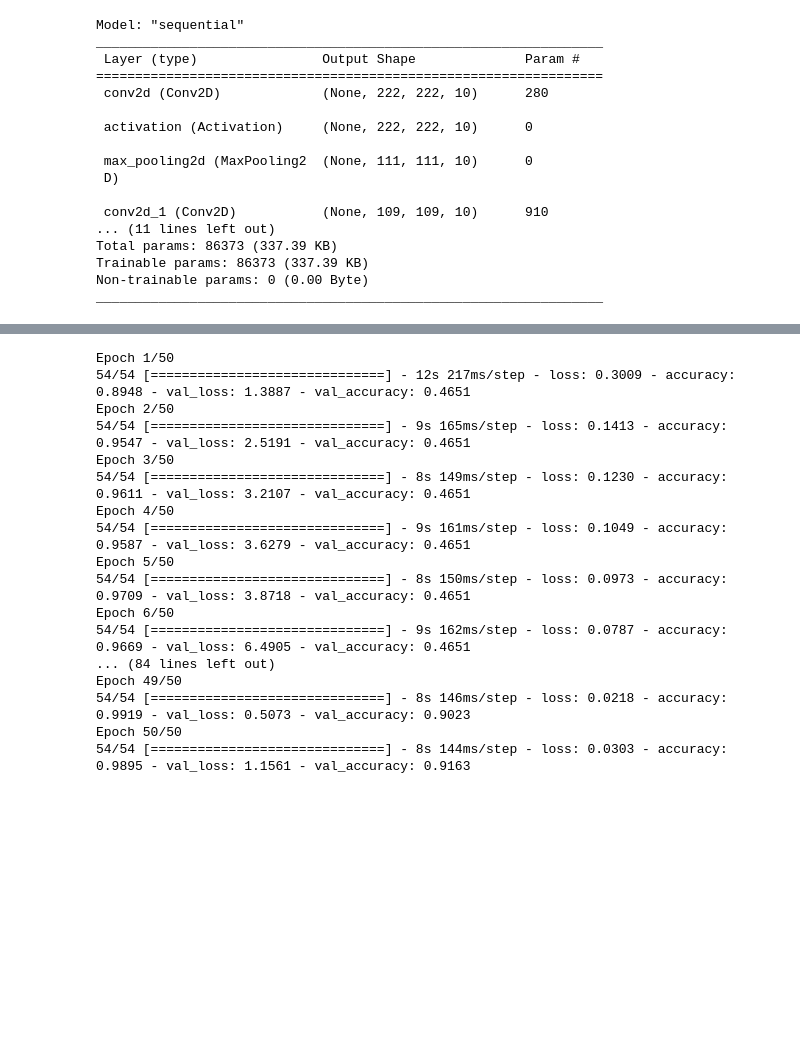
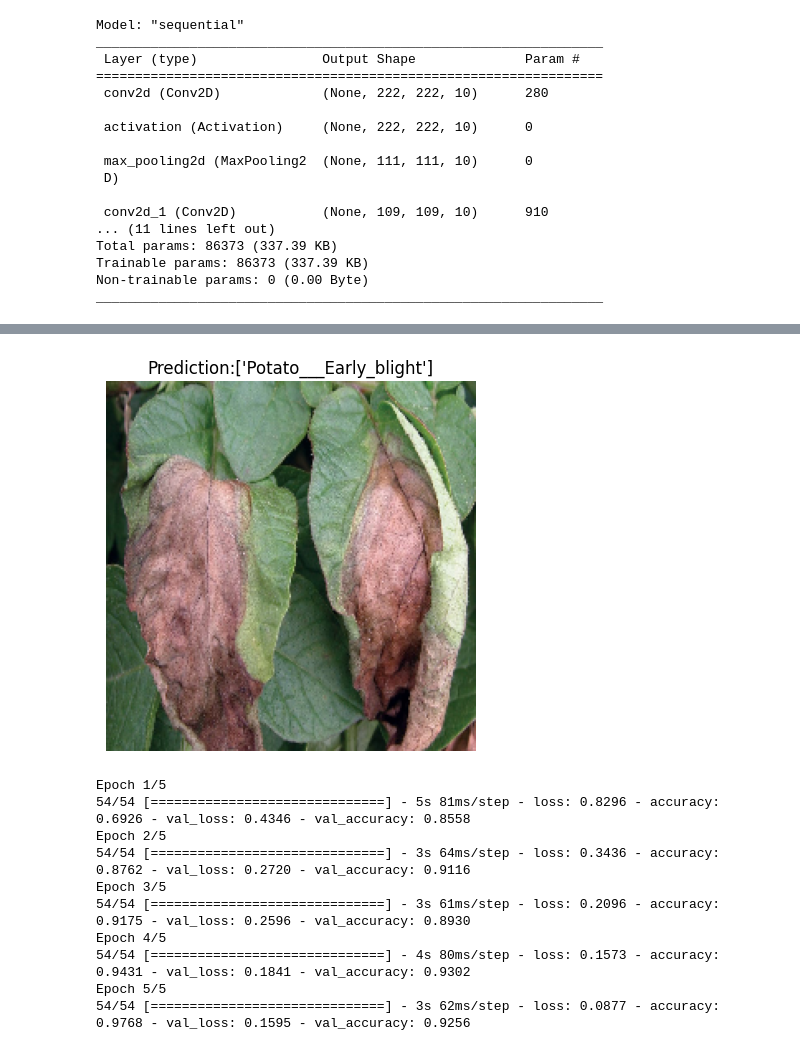
Before and after one commit to khanhtran0259/PotatoDiseases, a Jupyter notebook: PotatoDiseases_Detection.ipynb, the cells around one changed output, grey strips where cells are left out. Cells and saved outputs as stored; diff of their text form; code cells hidden in the pictures; blank space fills up the shorter version.

```diff
--- a/PotatoDiseases_Detection.ipynb
+++ b/PotatoDiseases_Detection.ipynb
@@ -278,0 +274,3 @@ pred_plot(model, '/content/can-you-eat-potato-leaves.jpg', class_name)
+# %%
+pred_plot(model, '/content/potato_late-blight_08_zoom-Photo-OMAFRA-900x580.jpeg', class_name)
+# %% [output]
@@ -279,3 +278,4 @@ pred_plot(model, '/content/can-you-eat-potato-leaves.jpg', class_name)
+[figure, added]
 # %%
 from tensorflow.keras.models import Sequential
 from tensorflow.keras.layers import Conv2D, Activation, MaxPool2D, Flatten, Dense, Dropout, BatchNormalization, GlobalAveragePooling2D
@@ -319,24 +294,17 @@ model.compile(loss='categorical_crossentropy', optimizer=tf.keras.optimizers.Ada
 # %%
-history_1 = model.fit(train_data, epochs=50,
+history_1 = model_1.fit(train_data, epochs=5,
                     steps_per_epoch=len(train_data),
                     validation_data=val_data,
                     validation_steps=len(val_data))
 # %% [output]
-Epoch 1/50
-54/54 [==============================] - 12s 217ms/step - loss: 0.3009 - accuracy: 0.8948 - val_loss: 1.3887 - val_accuracy: 0.4651
-Epoch 2/50
-54/54 [==============================] - 9s 165ms/step - loss: 0.1413 - accuracy: 0.9547 - val_loss: 2.5191 - val_accuracy: 0.4651
-Epoch 3/50
-54/54 [==============================] - 8s 149ms/step - loss: 0.1230 - accuracy: 0.9611 - val_loss: 3.2107 - val_accuracy: 0.4651
-Epoch 4/50
-54/54 [==============================] - 9s 161ms/step - loss: 0.1049 - accuracy: 0.9587 - val_loss: 3.6279 - val_accuracy: 0.4651
-Epoch 5/50
-54/54 [==============================] - 8s 150ms/step - loss: 0.0973 - accuracy: 0.9709 - val_loss: 3.8718 - val_accuracy: 0.4651
-Epoch 6/50
-54/54 [==============================] - 9s 162ms/step - loss: 0.0787 - accuracy: 0.9669 - val_loss: 6.4905 - val_accuracy: 0.4651
-... (84 lines left out)
-Epoch 49/50
-54/54 [==============================] - 8s 146ms/step - loss: 0.0218 - accuracy: 0.9919 - val_loss: 0.5073 - val_accuracy: 0.9023
-Epoch 50/50
-54/54 [==============================] - 8s 144ms/step - loss: 0.0303 - accuracy: 0.9895 - val_loss: 1.1561 - val_accuracy: 0.9163
+Epoch 1/5
+54/54 [==============================] - 5s 81ms/step - loss: 0.8296 - accuracy: 0.6926 - val_loss: 0.4346 - val_accuracy: 0.8558
+Epoch 2/5
+54/54 [==============================] - 3s 64ms/step - loss: 0.3436 - accuracy: 0.8762 - val_loss: 0.2720 - val_accuracy: 0.9116
+Epoch 3/5
+54/54 [==============================] - 3s 61ms/step - loss: 0.2096 - accuracy: 0.9175 - val_loss: 0.2596 - val_accuracy: 0.8930
+Epoch 4/5
+54/54 [==============================] - 4s 80ms/step - loss: 0.1573 - accuracy: 0.9431 - val_loss: 0.1841 - val_accuracy: 0.9302
+Epoch 5/5
+54/54 [==============================] - 3s 62ms/step - loss: 0.0877 - accuracy: 0.9768 - val_loss: 0.1595 - val_accuracy: 0.9256
 # %%
```
Also changed, not shown: parts of 20 cells of this notebook.
